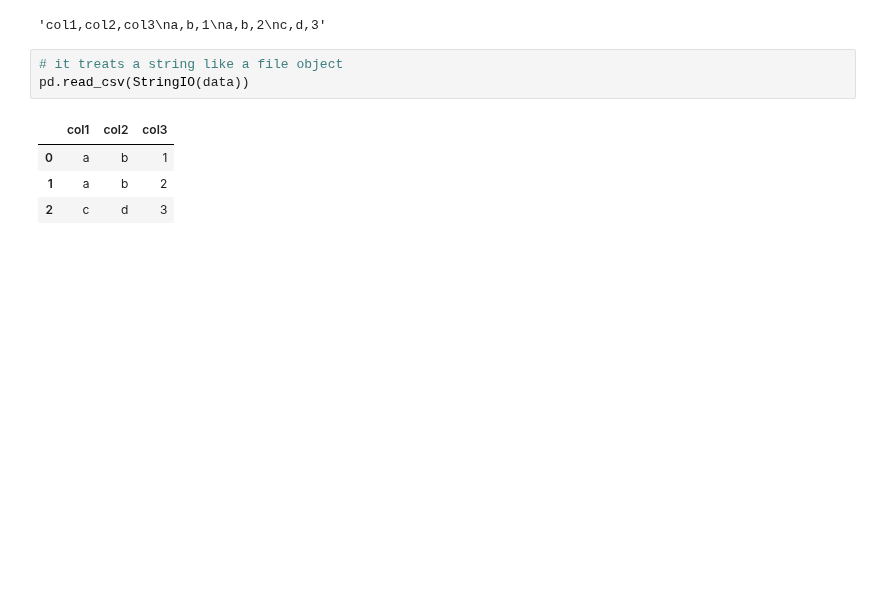
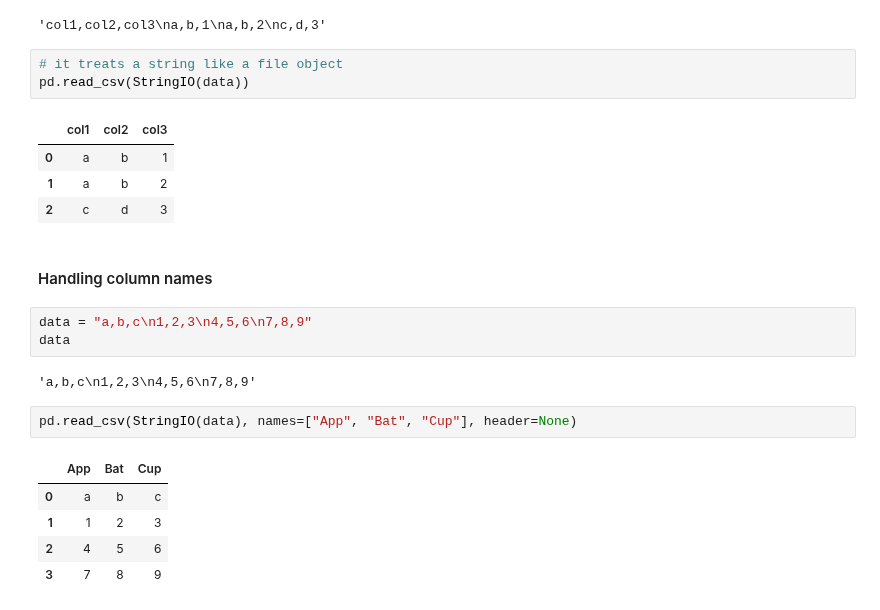
Before and after one commit to KumudithaSilva/pandas-data-science, a Jupyter notebook: Pandas.ipynb, the cells around one changed output. Cells and saved outputs as stored; diff of their text form; blank space fills up the shorter version.

Commit message:
StringIO column name

```diff
--- a/Pandas.ipynb
+++ b/Pandas.ipynb
@@ -827,3 +827,18 @@ pd.read_csv(StringIO(data))
 | 0 | a | b | 1 |
 | 1 | a | b | 2 |
 | 2 | c | d | 3 |
+# %% [markdown]
+#### Handling column names
+# %%
+data = "a,b,c\n1,2,3\n4,5,6\n7,8,9"
+data
+# %% [output]
+'a,b,c\n1,2,3\n4,5,6\n7,8,9'
+# %%
+pd.read_csv(StringIO(data), names=["App", "Bat", "Cup"], header=None)
+# %% [output]
+|  | App | Bat | Cup |
+| 0 | a | b | c |
+| 1 | 1 | 2 | 3 |
+| 2 | 4 | 5 | 6 |
+| 3 | 7 | 8 | 9 |
```
Also changed, not shown: parts of 26 cells of this notebook.
